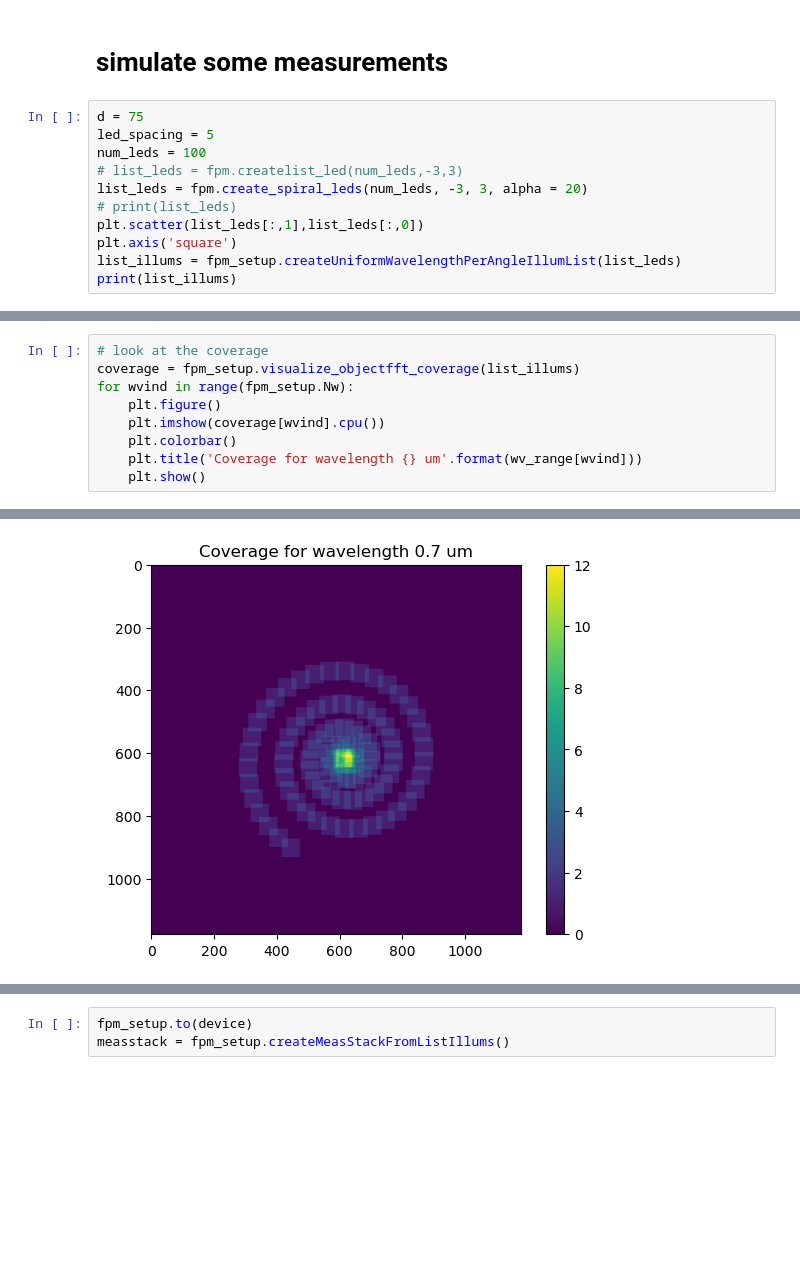
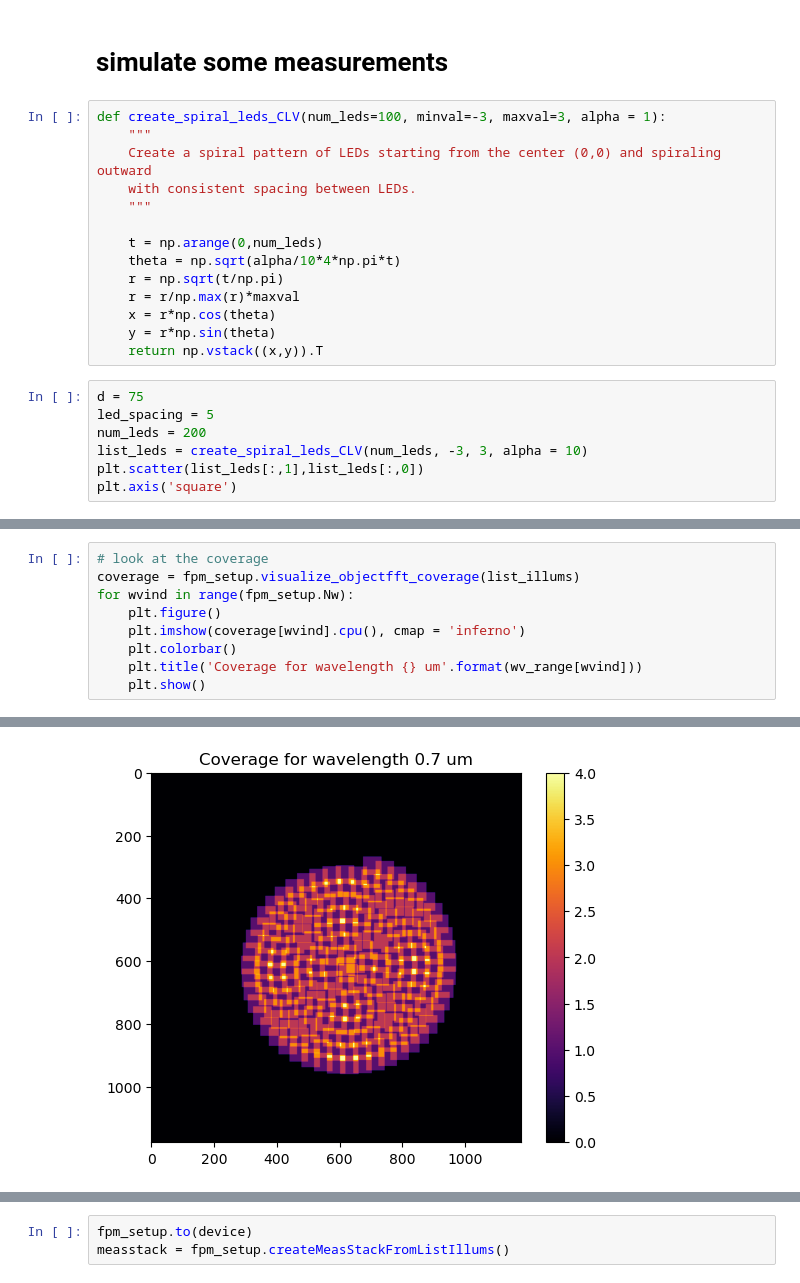
Before and after one commit to neerja/spectral_fourier_ptychography, a Jupyter notebook: spectralfpm_sim.ipynb, the cells around one changed output, grey strips where cells are left out. Cells and saved outputs as stored; diff of their text form; blank space fills up the shorter version.

Commit message:
fixed spiral LED function to have more constant LED spacing

```diff
--- a/spectralfpm_sim.ipynb
+++ b/spectralfpm_sim.ipynb
@@ -106,15 +106,25 @@ tensor([[[0., 0., 0.,  ..., 0., 0., 0.],
          [0., 0., 0.,  ..., 0., 0., 0.]]])
 # %% [markdown]
 # simulate some measurements
+# %%
+def create_spiral_leds_CLV(num_leds=100, minval=-3, maxval=3, alpha = 1):
+    """
+    Create a spiral pattern of LEDs starting from the center (0,0) and spiraling outward
+    with consistent spacing between LEDs.
+    """
+
+    t = np.arange(0,num_leds)
+    theta = np.sqrt(alpha/10*4*np.pi*t)
+    r = np.sqrt(t/np.pi)
+    r = r/np.max(r)*maxval
+    x = r*np.cos(theta)
+    y = r*np.sin(theta)
+    return np.vstack((x,y)).T
 # %%
 d = 75
 led_spacing = 5
-num_leds = 100
-# list_leds = fpm.createlist_led(num_leds,-3,3)
-list_leds = fpm.create_spiral_leds(num_leds, -3, 3, alpha = 20)
-# print(list_leds)
+num_leds = 200
+list_leds = create_spiral_leds_CLV(num_leds, -3, 3, alpha = 10)
 plt.scatter(list_leds[:,1],list_leds[:,0])
 plt.axis('square')
-list_illums = fpm_setup.createUniformWavelengthPerAngleIllumList(list_leds)
-print(list_illums)
 # %% [output]
@@ -125,7 +143,7 @@ print(list_illums)
 coverage = fpm_setup.visualize_objectfft_coverage(list_illums)
 for wvind in range(fpm_setup.Nw):
     plt.figure()
-    plt.imshow(coverage[wvind].cpu())
+    plt.imshow(coverage[wvind].cpu(), cmap = 'inferno')
     plt.colorbar()
     plt.title('Coverage for wavelength {} um'.format(wv_range[wvind]))
     plt.show()
@@ -136 +154 @@ for wvind in range(fpm_setup.Nw):
-[figure, old version]
+[figure, new version]
```
Also changed, not shown: parts of 6 cells of this notebook, 3 other files.
